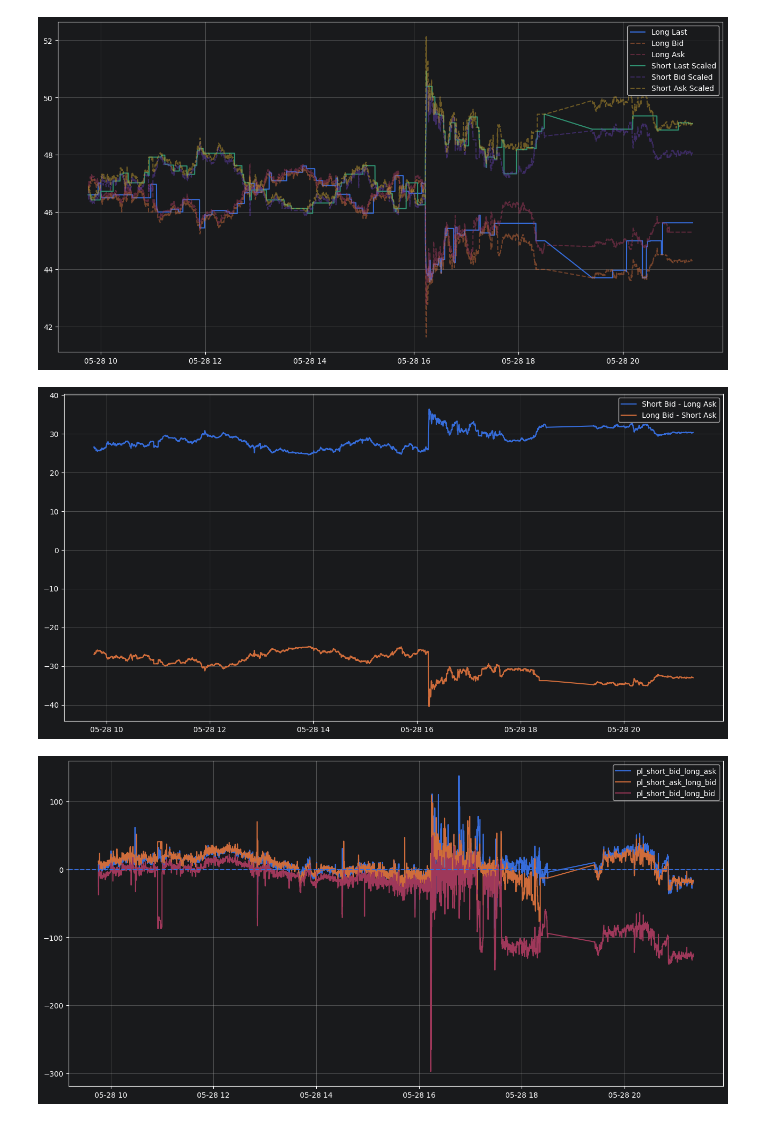
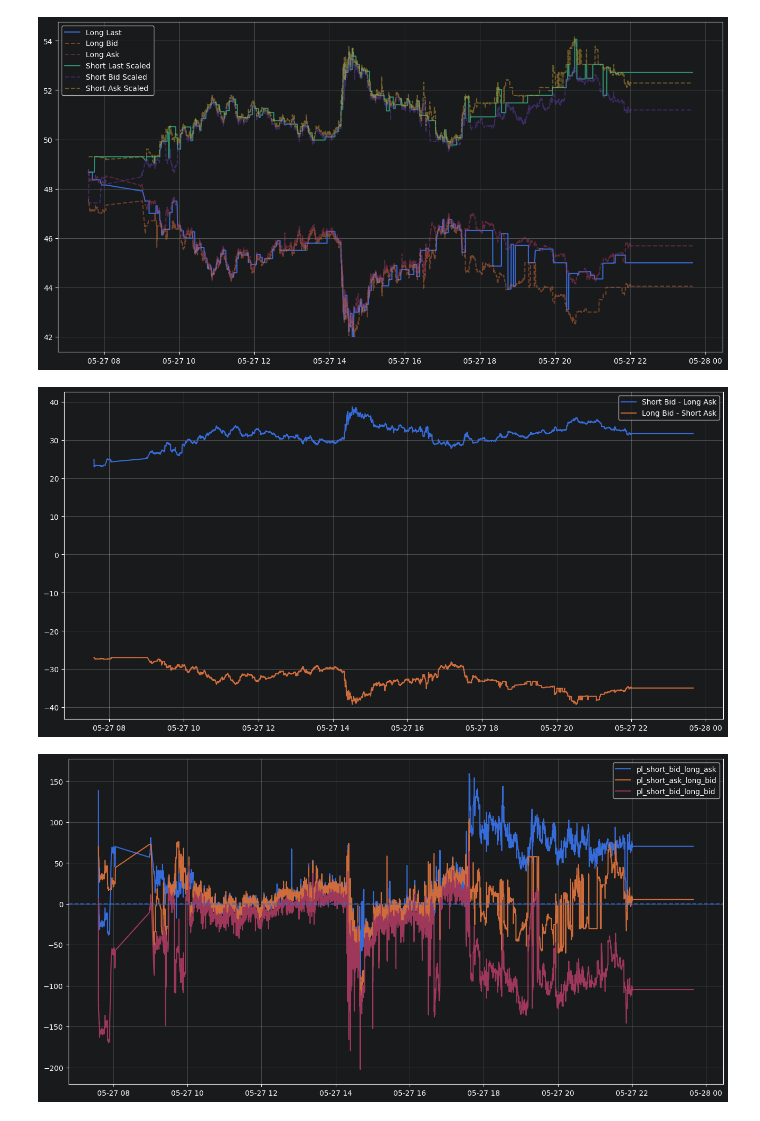
Before and after one commit to maarten337/rev_mats, a Jupyter notebook: oil_explore.ipynb, the cells around one changed output. Cells and saved outputs as stored; diff of their text form; code cells hidden in the pictures.

```diff
--- a/oil_explore.ipynb
+++ b/oil_explore.ipynb
@@ -6,7 +8,7 @@ import ast
 
 rows = []
 
-with open("ticker_data_log/wti_oil/mats_logs_20260528.txt", "r", encoding="utf-8") as f:
+with open("ticker_data_log/wti_oil/mats_logs_20260527.txt", "r", encoding="utf-8") as f:
     for line in f:
         line = line.strip()
 
@@ -116,7 +136,7 @@ plt.legend()
 plt.grid(True)
 plt.show()
 # %% [output]
-[figure, old version]
+[figure, new version]
 # %%
 import matplotlib.pyplot as plt
 
@@ -214,10 +234,11 @@ plt.legend()
 plt.grid(True)
 plt.show()
 # %% [output]
-[figure, old version]
+[figure, new version]
 # %%
 import matplotlib.pyplot as plt
 
+import datetime
 plt.figure(figsize=(16,8))
 #long_open = 59.45 #25
 #short_open = 1.2615 #25
@@ -228,44 +249,52 @@ open_dates = ["22/05""25/05","26/05""27/05","28/05"]
 short_opens_list =  [1.5603]
 long_opens_list = [46.81]
 
+long_factor1 = 1.0868
+short_factor1 = 0.9147
 
+short_open = 1.507 * short_factor1
+long_open =  49.5101 * long_factor1
 
+first_row = df_combined[df_combined.index.time > datetime.time(9,15)]
 
-short_open = 1.5272
-long_open = 48.662
+if not first_row.empty:
+    first_row = df_combined[df_combined.index.time > datetime.time(9,15)].iloc[0]
+else:
+    first_row = df_combined.iloc[0]
 
-short_open = 1.5603
-long_open = 46.81
+short_open = first_row["short_ask"]
+long_open = first_row["long_bid"]
+
 
 df_combined["pl_short_bid_long_ask"] = (5000/short_open * (df_combined["short_bid"] - short_open) + 5000/long_open*(df_combined["long_ask"] - long_open))
 df_combined["pl_short_ask_long_bid"] = (5000/short_open * (df_combined["short_ask"] - short_open) + 5000/long_open*(df_combined["long_bid"] - long_open))
 df_combined["pl_short_bid_long_bid"] = (5000/short_open * (df_combined["short_bid"] - short_open) + 5000/long_open*(df_combined["long_bid"] - long_open))
 
 plt.plot(
     df_combined.index,
     df_combined["pl_short_bid_long_ask"],
     label="pl_short_bid_long_ask"
 )
 
 plt.plot(
     df_combined.index,
     df_combined["pl_short_ask_long_bid"],
     label="pl_short_ask_long_bid"
 )
 
 plt.plot(
     df_combined.index,
     df_combined["pl_short_bid_long_bid"],
     label="pl_short_bid_long_bid"
 )
 plt.axhline(0, linestyle="--")
 
 plt.legend()
 plt.grid(True)
 
 plt.show()
 # %% [output]
-[figure, old version]
+[figure, new version]
 # %%
 #long open dag 2 7:45
 #
```
Also changed, not shown: parts of 2 cells of this notebook, 3 other files.
